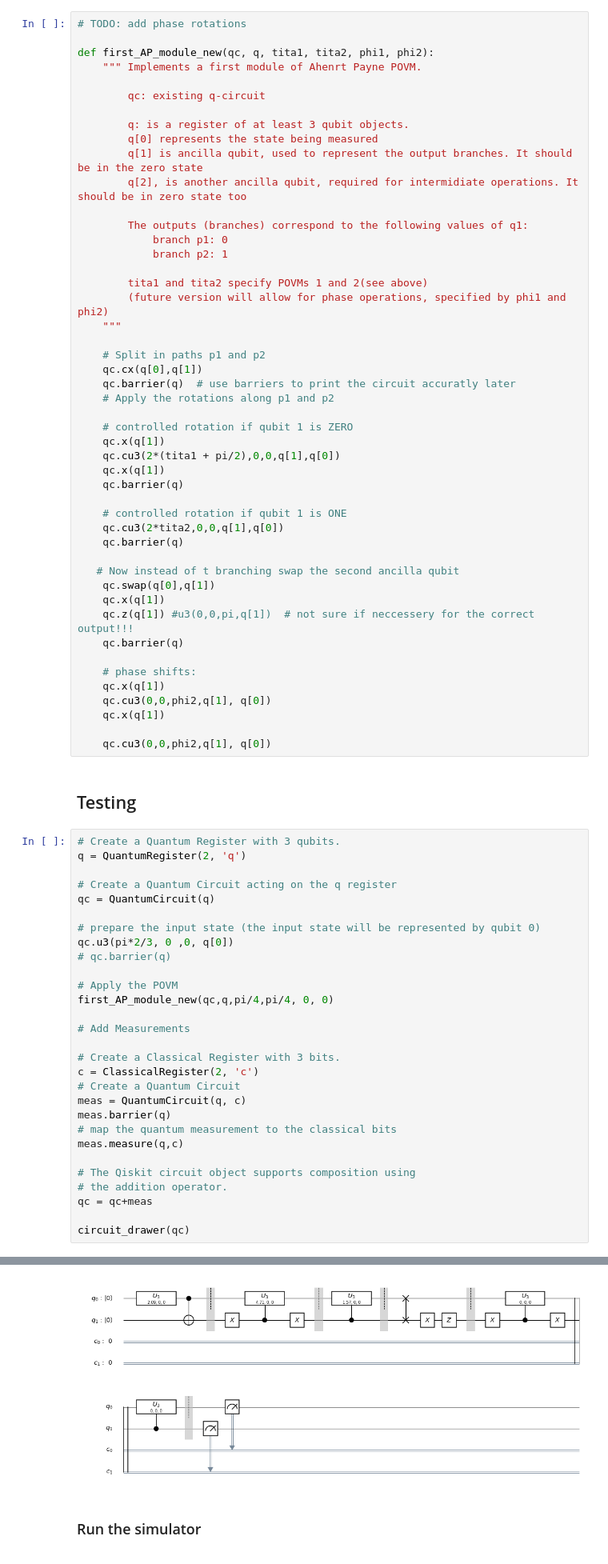
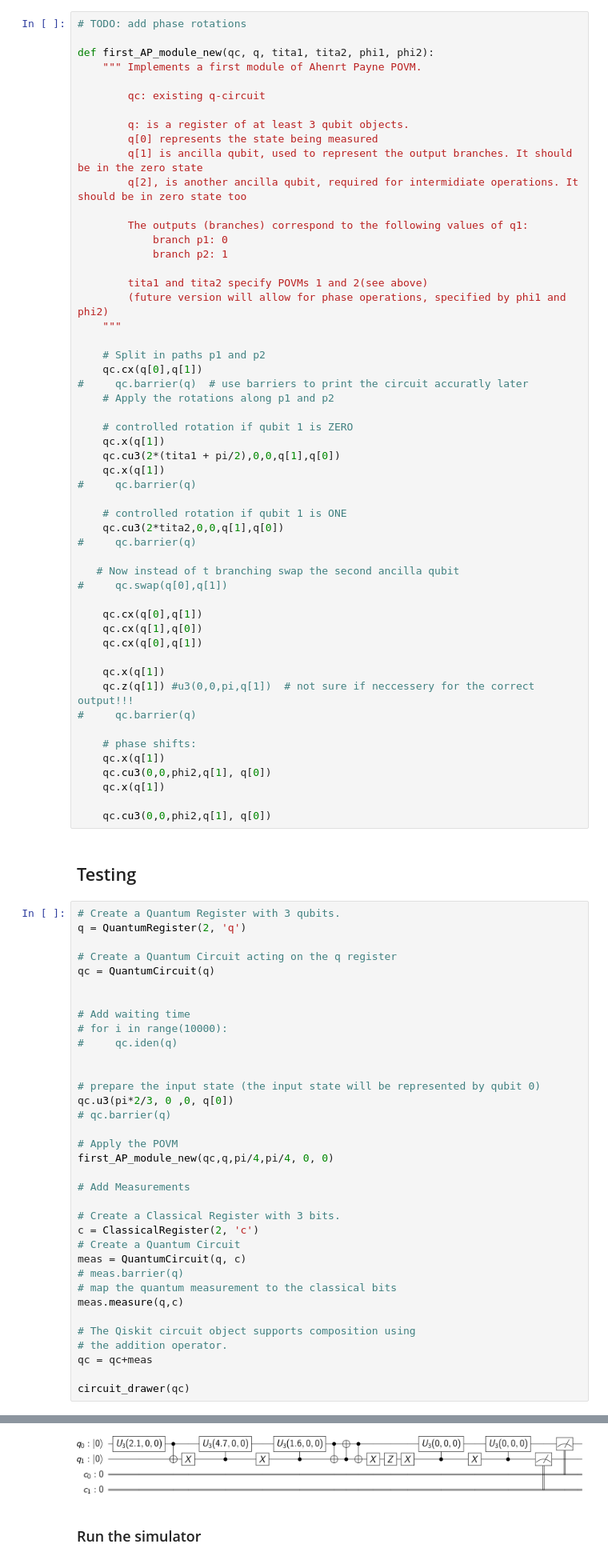
Before and after one commit to JordanovSJ/qiskit, a Jupyter notebook: Anhert_Payne/Anhert and Payne POVMs.ipynb, the cells around one changed output, grey strips where cells are left out. Shown: that part at 80% size. Drawn from its saved outputs; the diff is of its cells as text.

```diff
--- a/Anhert_Payne/Anhert and Payne POVMs.ipynb
+++ b/Anhert_Payne/Anhert and Payne POVMs.ipynb
@@ -103,24 +101,29 @@ def first_AP_module_new(qc, q, tita1, tita2, phi1, phi2):
 
     # Split in paths p1 and p2
     qc.cx(q[0],q[1])
-    qc.barrier(q)  # use barriers to print the circuit accuratly later
+#     qc.barrier(q)  # use barriers to print the circuit accuratly later
     # Apply the rotations along p1 and p2
 
     # controlled rotation if qubit 1 is ZERO
     qc.x(q[1])
     qc.cu3(2*(tita1 + pi/2),0,0,q[1],q[0])
     qc.x(q[1])
-    qc.barrier(q)
+#     qc.barrier(q)
 
     # controlled rotation if qubit 1 is ONE
     qc.cu3(2*tita2,0,0,q[1],q[0])
-    qc.barrier(q)
+#     qc.barrier(q)
 
    # Now instead of t branching swap the second ancilla qubit
-    qc.swap(q[0],q[1])
+#     qc.swap(q[0],q[1])
+
+    qc.cx(q[0],q[1])
+    qc.cx(q[1],q[0])
+    qc.cx(q[0],q[1])
+
     qc.x(q[1])
     qc.z(q[1]) #u3(0,0,pi,q[1])  # not sure if neccessery for the correct output!!!
-    qc.barrier(q)
+#     qc.barrier(q)
 
     # phase shifts:
     qc.x(q[1])
@@ -136,6 +139,12 @@ q = QuantumRegister(2, 'q')
 
 # Create a Quantum Circuit acting on the q register
 qc = QuantumCircuit(q)
+
+
+# Add waiting time
+# for i in range(10000):
+#     qc.iden(q)
+
 
 # prepare the input state (the input state will be represented by qubit 0)
 qc.u3(pi*2/3, 0 ,0, q[0])
@@ -150,7 +159,7 @@ first_AP_module_new(qc,q,pi/4,pi/4, 0, 0)
 c = ClassicalRegister(2, 'c')
 # Create a Quantum Circuit
 meas = QuantumCircuit(q, c)
-meas.barrier(q)
+# meas.barrier(q)
 # map the quantum measurement to the classical bits
 meas.measure(q,c)
 
@@ -164,4 +172,4 @@ WARNING: Unable to compile latex. Is `pdflatex` installed? Skipping latex circui
-[figure, old version]
+[figure, new version]
 # %% [markdown]
 ### Run the simulator
 # %%
```
Also changed, not shown: parts of 11 cells of this notebook, 8 other files.
